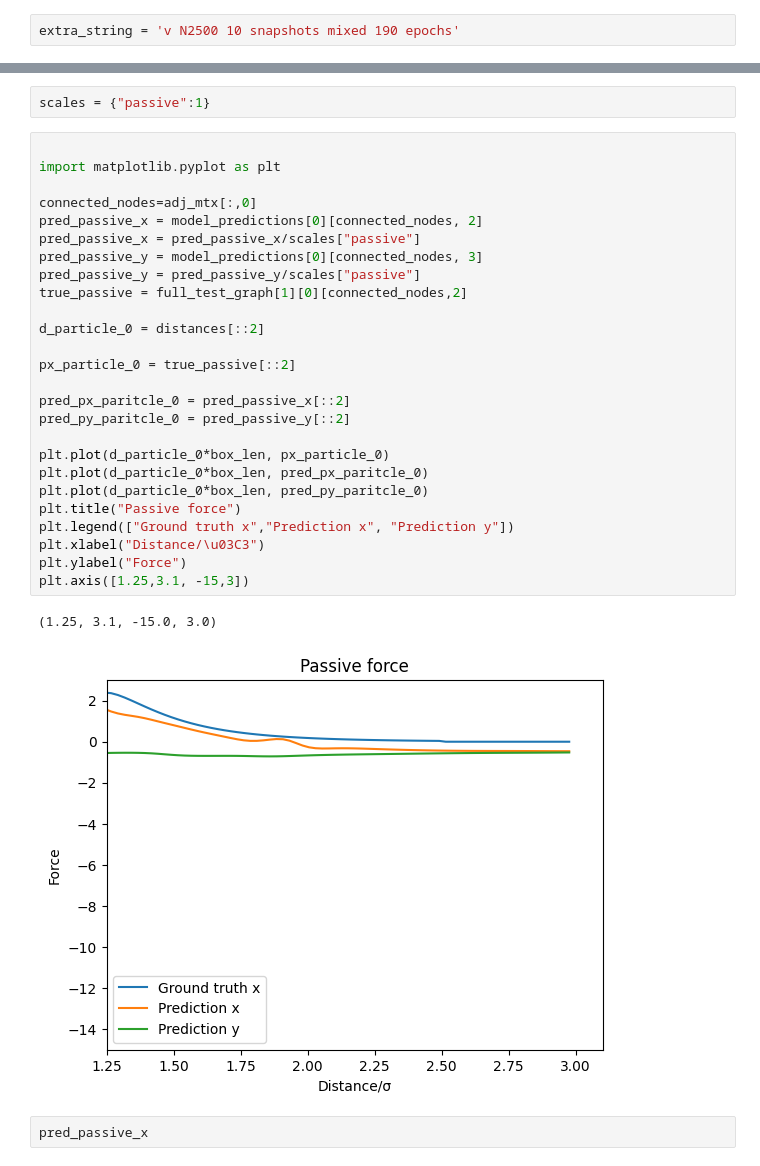
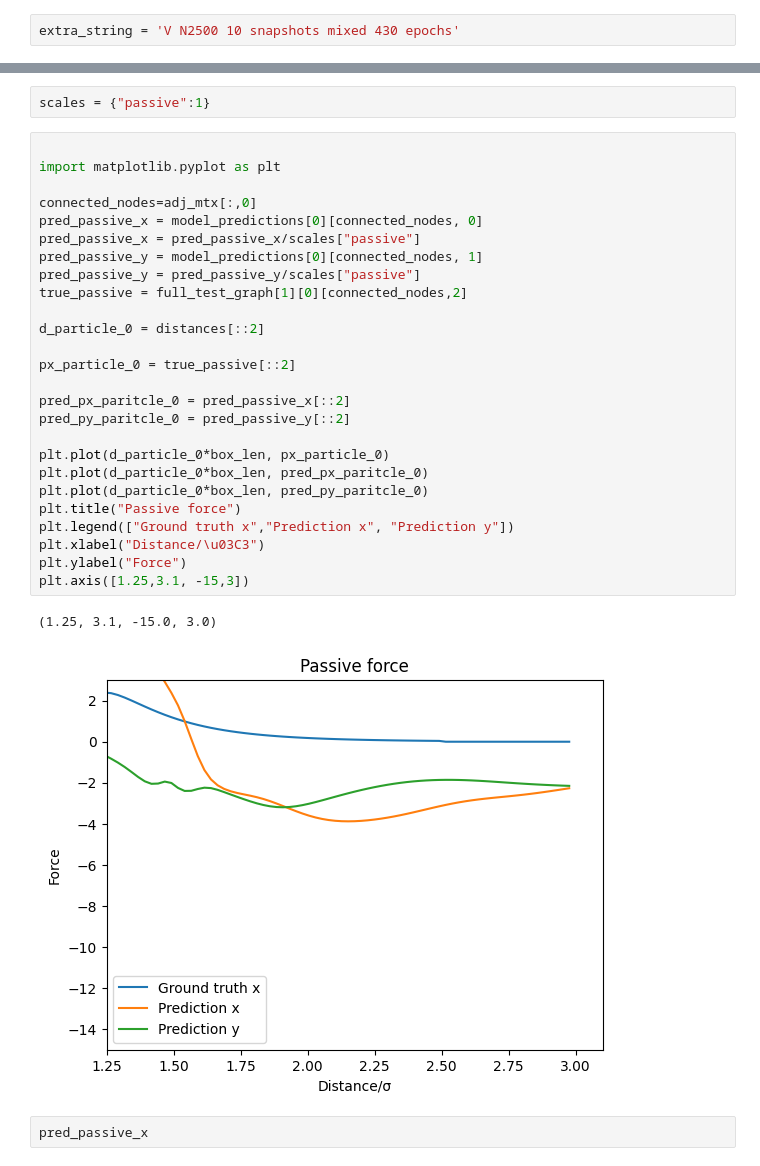
Before and after one commit to Phistian/exjobb, a Jupyter notebook: miguel/training/v_training.ipynb, the cells around one changed output, grey strips where cells are left out. Drawn from its saved outputs; the diff is of its cells as text.

```diff
--- a/miguel/training/v_training.ipynb
+++ b/miguel/training/v_training.ipynb
@@ -460,7 +464,7 @@ for i in range(len(histories)):
 # %% [markdown]
 Model
 # %%
-extra_string = 'v N2500 10 snapshots mixed 190 epochs'
+extra_string = 'V N2500 10 snapshots mixed 430 epochs'
 # %%
 
 model.save(models_address + extra_string)
@@ -641,32 +645,32 @@ scales = {"passive":1}
 # %%
 
 import matplotlib.pyplot as plt
 
 connected_nodes=adj_mtx[:,0]
-pred_passive_x = model_predictions[0][connected_nodes, 2]
+pred_passive_x = model_predictions[0][connected_nodes, 0]
 pred_passive_x = pred_passive_x/scales["passive"]
-pred_passive_y = model_predictions[0][connected_nodes, 3]
+pred_passive_y = model_predictions[0][connected_nodes, 1]
 pred_passive_y = pred_passive_y/scales["passive"]
 true_passive = full_test_graph[1][0][connected_nodes,2]
 
 d_particle_0 = distances[::2]
 
 px_particle_0 = true_passive[::2]
 
 pred_px_paritcle_0 = pred_passive_x[::2]
 pred_py_paritcle_0 = pred_passive_y[::2]
 
 plt.plot(d_particle_0*box_len, px_particle_0)
 plt.plot(d_particle_0*box_len, pred_px_paritcle_0)
 plt.plot(d_particle_0*box_len, pred_py_paritcle_0)
 plt.title("Passive force")
 plt.legend(["Ground truth x","Prediction x", "Prediction y"])
 plt.xlabel("Distance/\u03C3")
 plt.ylabel("Force")
 plt.axis([1.25,3.1, -15,3])
 # %% [output]
 (1.25, 3.1, -15.0, 3.0)
-[figure, old version]
+[figure, new version]
 # %%
 pred_passive_x
 # %% [output]
```
Also changed, not shown: parts of 12 cells of this notebook.
